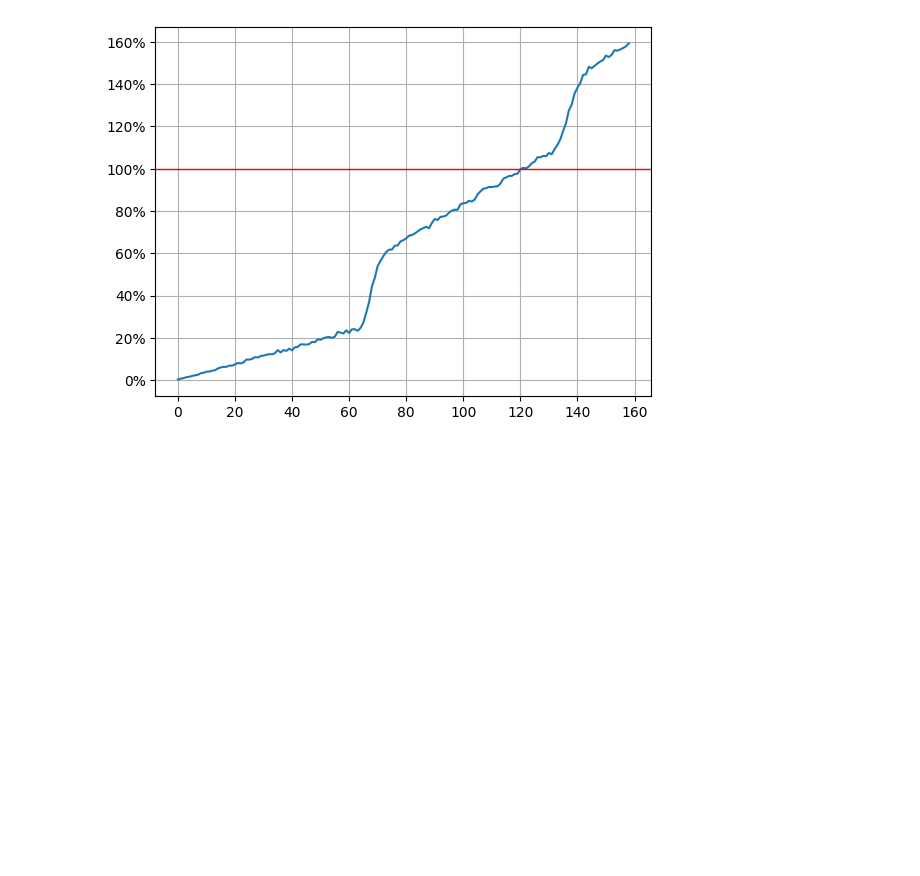
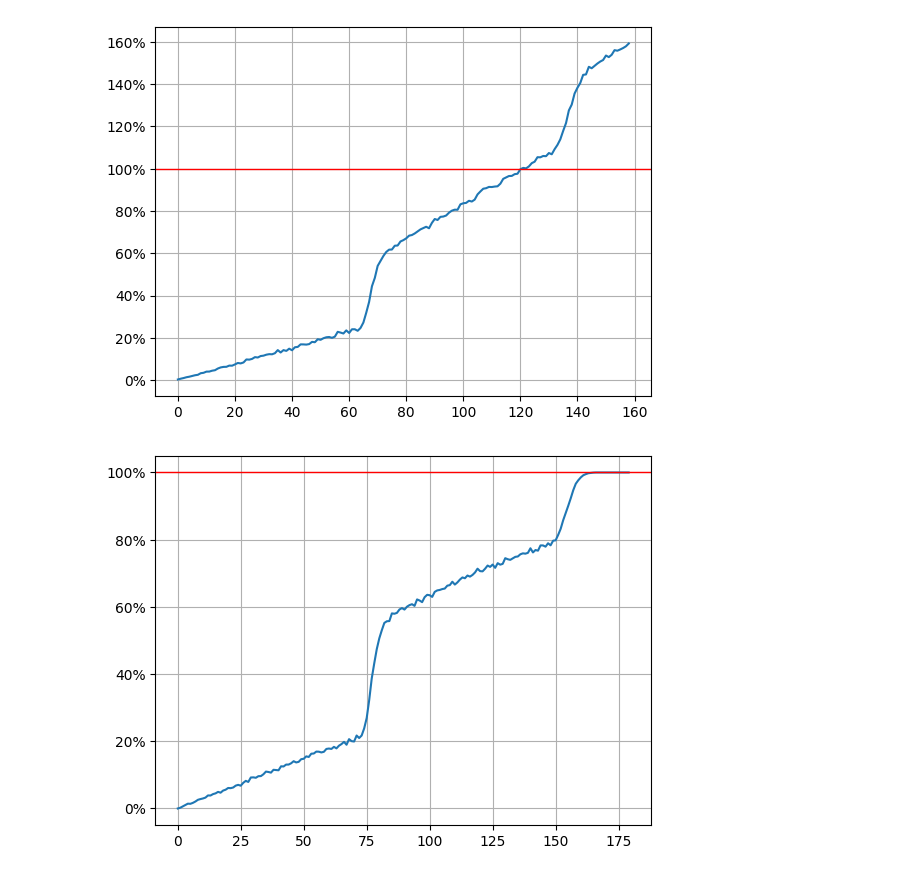
Before and after one commit to zergswim/statistics, a Jupyter notebook: starrail_pickup_simul.ipynb, the cells around one changed output. Saved outputs shown, nothing was run; the diff lists cells and outputs as text; code cells hidden in the pictures; blank space fills up the shorter version.

```diff
--- a/starrail_pickup_simul.ipynb
+++ b/starrail_pickup_simul.ipynb
@@ -83,3 +83,28 @@ plt.gca().set_yticklabels(['{:.0%}'.format(x) for x in current_values])
 plt.show()
 # %% [output]
 [figure]
+# %%
+#기대값(평균)이 아닌 10000번 반복시 실제 확률 계산
+def check(target, prob_data):
+  loop = 10000
+  tot5P = 0
+  for i in range(loop):
+    rst = simul(target, prob_data)
+    if rst.count('5star+') > 0:
+      tot5P += 1
+
+  return tot5P/loop
+
+#캐릭터 실확률
+rst = []
+for i in range(180):
+  rst.append(check(i, prob_char))
+
+plt.plot(rst)
+plt.grid(visible=True)
+plt.axhline(y=1, color='r', linewidth=1)
+current_values = plt.gca().get_yticks()
+plt.gca().set_yticklabels(['{:.0%}'.format(x) for x in current_values])
+plt.show()
+# %% [output]
+[figure, added]
```
Also changed, not shown: parts of 3 cells of this notebook.
